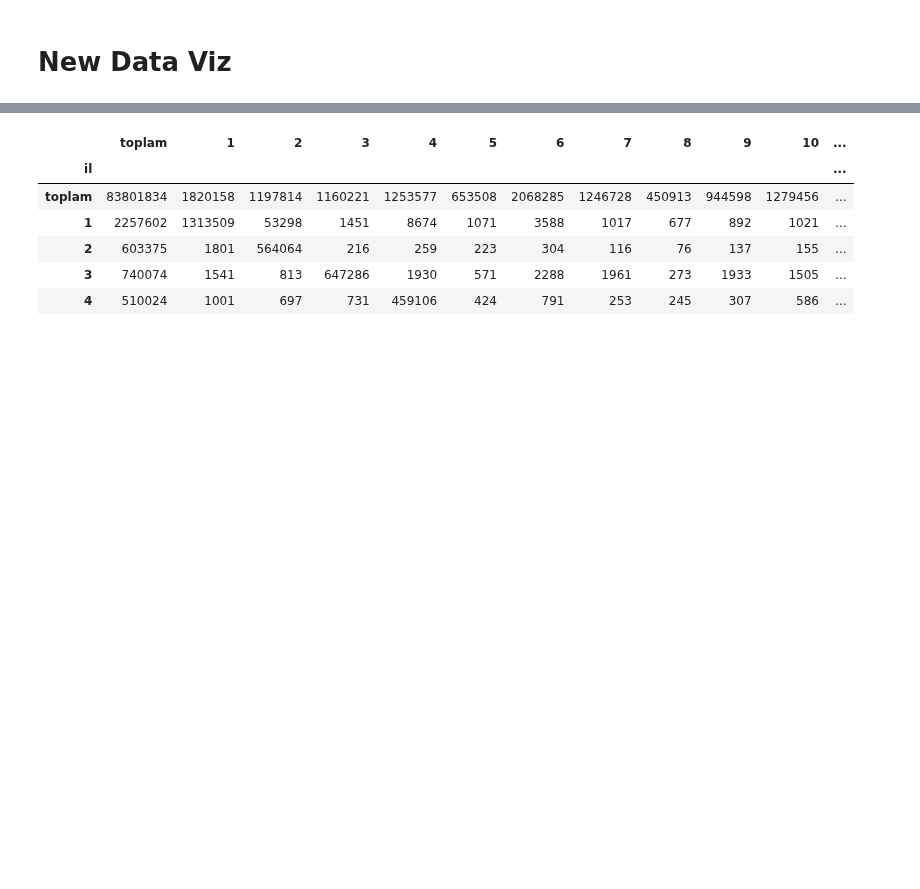
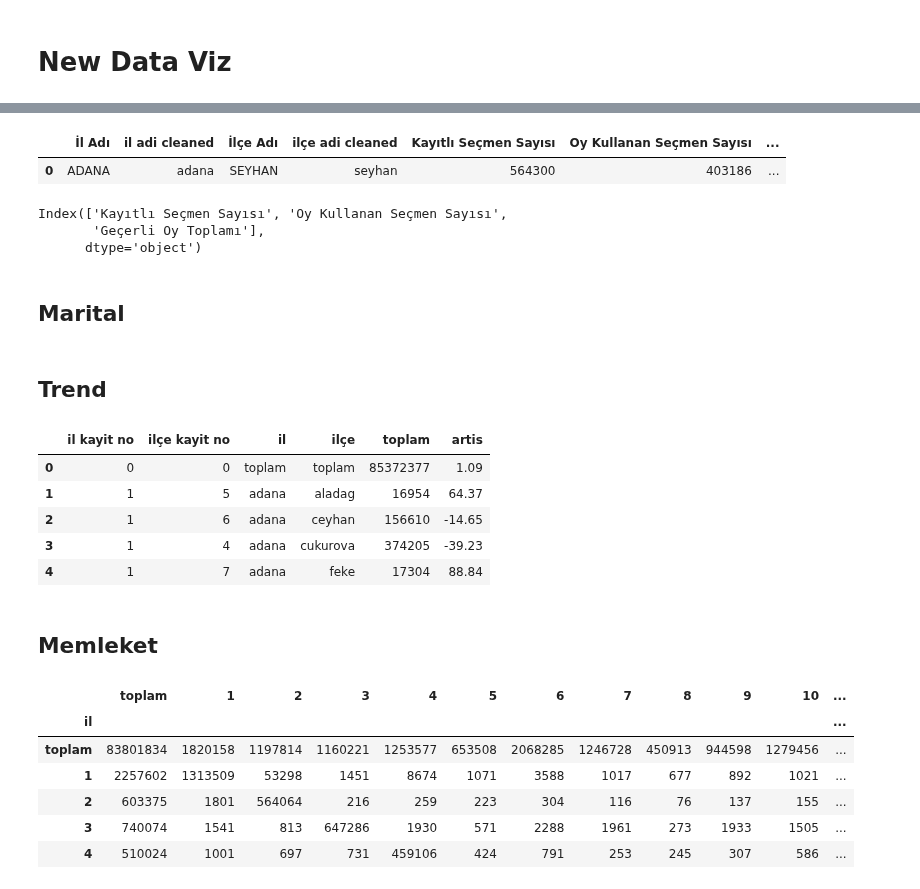
Before and after one commit to Zakerous76/analythings-viz-2-fastAPI-integration, a Jupyter notebook: plotly-py-viz-fastapi/developement.ipynb, the cells around one changed output, grey strips where cells are left out. Drawn from its saved outputs; the diff is of its cells as text; code cells hidden in the pictures; blank space fills up the shorter version.

```diff
--- a/plotly-py-viz-fastapi/developement.ipynb
+++ b/plotly-py-viz-fastapi/developement.ipynb
@@ -35,0 +221,15 @@ df5=population_origin_city_df()
+# %%
+# City and Province
+city_code = 1
+province_code = 1
+selected_df = df7[(df7["il kayit no"]==city_code) & (df7["ilçe kayit no"]==province_code)]
+selected_df
+# %% [output]
+|  | İl Adı | il adi cleaned | İlçe Adı | ilçe adi cleaned | Kayıtlı Seçmen Sayısı | Oy Kullanan Seçmen Sayısı | ... |
+| 0 | ADANA | adana | SEYHAN | seyhan | 564300 | 403186 | ... |
+# %%
+selected_df.columns[4:7]
+# %% [output]
+Index(['Kayıtlı Seçmen Sayısı', 'Oy Kullanan Seçmen Sayısı',
+       'Geçerli Oy Toplamı'],
+      dtype='object')
@@ -35,0 +306,2 @@ df5=population_origin_city_df()
+# %% [markdown]
+## Marital
@@ -35,0 +311,11 @@ df5=population_origin_city_df()
+# %% [markdown]
+## Trend
+# %%
+df6.head()
+# %% [output]
+|  | il kayit no | ilçe kayit no | il | ilçe | toplam | artis |
+| 0 | 0 | 0 | toplam | toplam | 85372377 | 1.09 |
+| 1 | 1 | 5 | adana | aladag | 16954 | 64.37 |
+| 2 | 1 | 6 | adana | ceyhan | 156610 | -14.65 |
+| 3 | 1 | 4 | adana | cukurova | 374205 | -39.23 |
+| 4 | 1 | 7 | adana | feke | 17304 | 88.84 |
@@ -36,3 +359,5 @@ df5=population_origin_city_df()
+# %% [markdown]
+## Memleket
 # %%
 df5.head()
 # %% [output]
```
Also changed, not shown: parts of 15 cells of this notebook, 9 other files.
